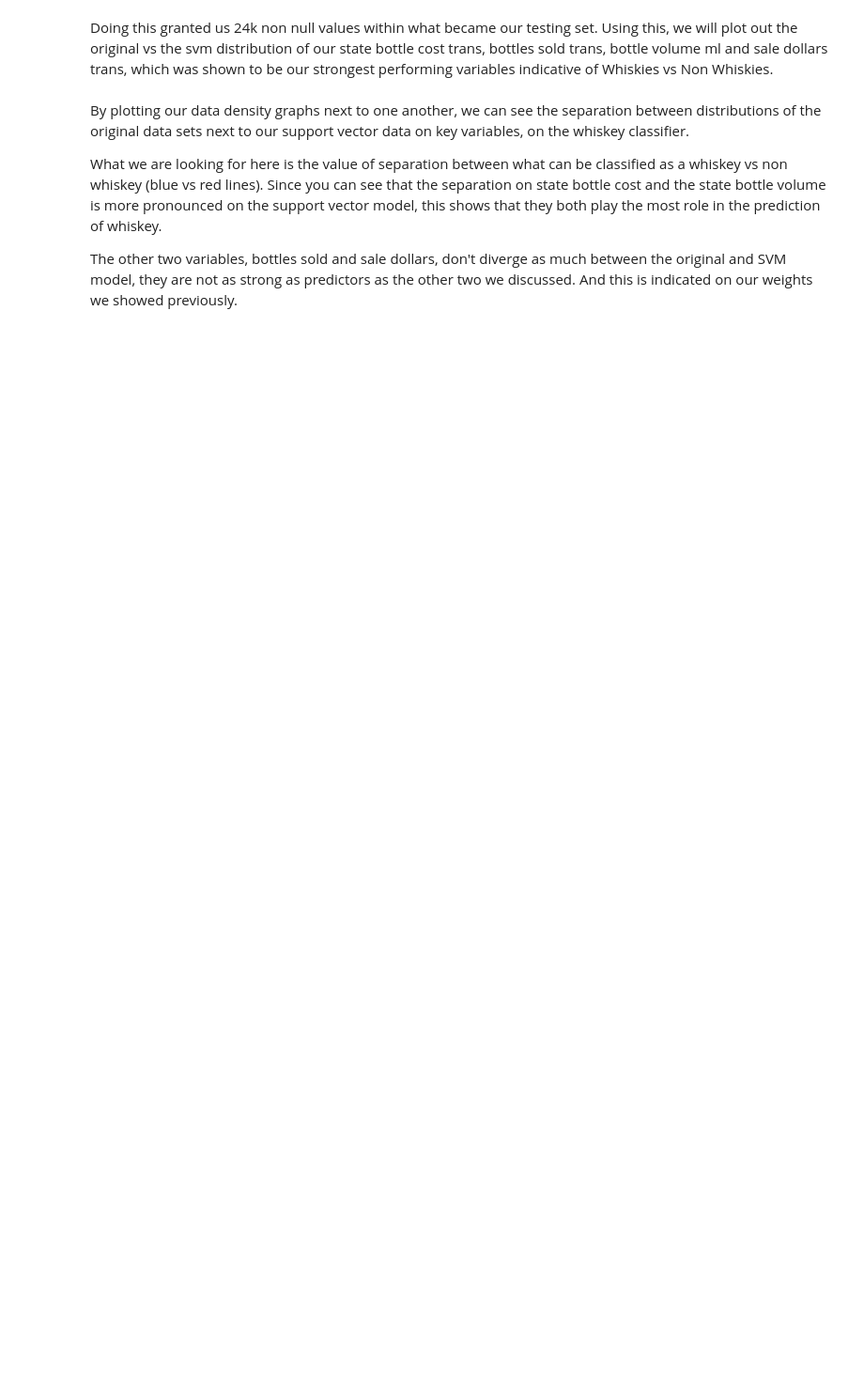
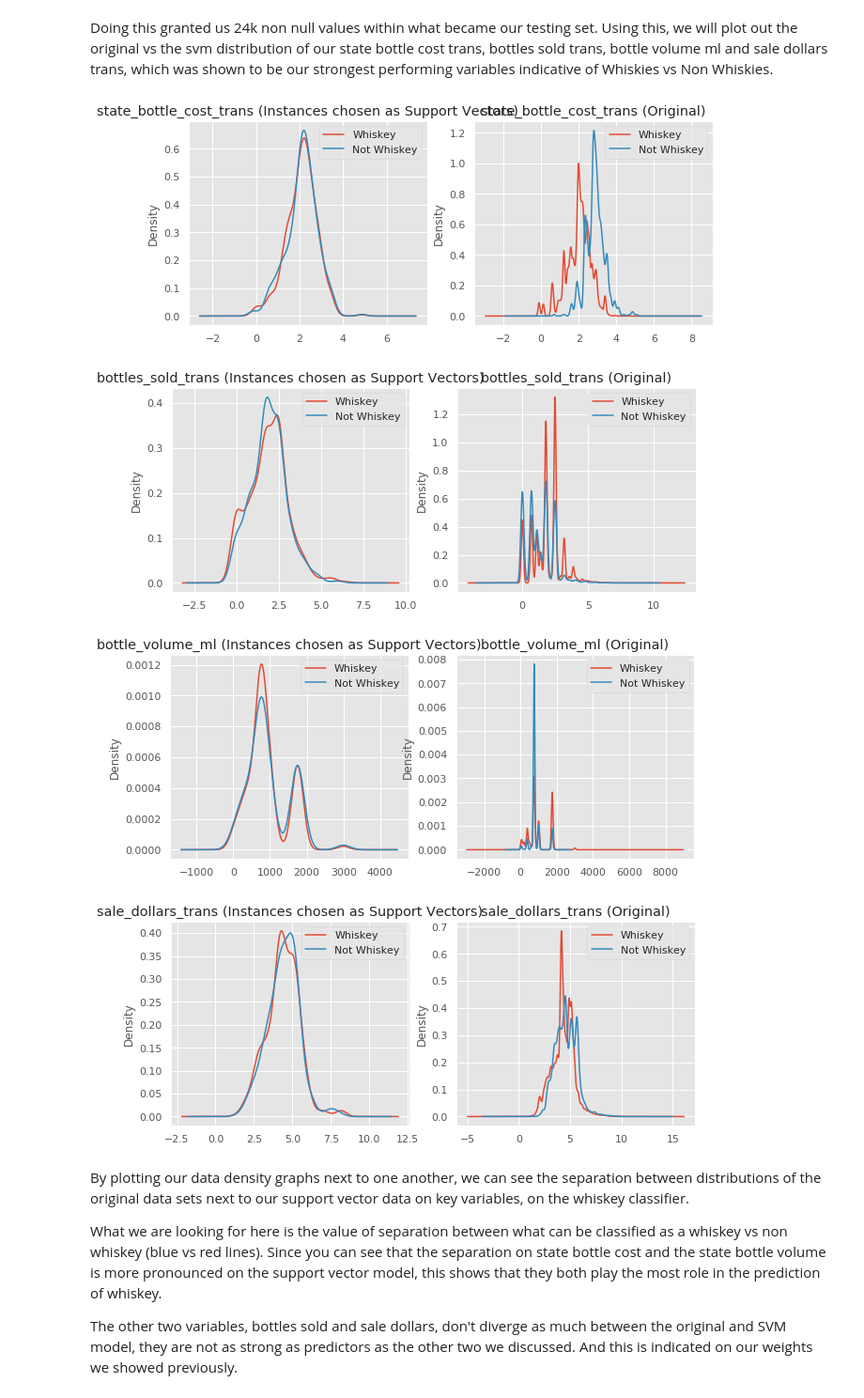
Before and after one commit to jjschueder/7331DataMiningNotebooks, a Jupyter notebook: Mini-Project SVMLR Classification/(V2)Mini-Project SVMLR Classification-with SGD.ipynb, the cells around one changed output. Shown: that part at 94% size. Saved outputs shown, nothing was run; the diff lists cells and outputs as text; code cells hidden in the pictures; blank space fills up the shorter version.

```diff
--- a/Mini-Project SVMLR Classification/(V2)Mini-Project SVMLR Classification-with SGD.ipynb
+++ b/Mini-Project SVMLR Classification/(V2)Mini-Project SVMLR Classification-with SGD.ipynb
@@ -290,9 +428,17 @@ Find scalings for each column that make this zero mean and unit std the line of
 scl_obj = StandardScaler()
 scl_obj.fit(X_train)
 
-# apply to training
+# apply to training on full dataset
 X_train_scaled = scl_obj.transform(X_train)
 X_test_scaled = scl_obj.transform(X_test)
+
+# do scaling on the subset of data used for svm models
+scl_obj_svc = StandardScaler()
+scl_obj_svc.fit(X_train_svc)
+
+# apply to training on full dataset
+X_train_svc_scaled = scl_obj_svc.transform(X_train_svc)
+X_test_svc_scaled = scl_obj_svc.transform(X_test_svc)
 # %% [markdown]
 Use GridSearch and CrossValidation to find the best logistic regression hyperparameter combination
 # %%
@@ -529,16 +757,16 @@ from sklearn.preprocessing import StandardScaler
 
 # scale attributes by the training set
 scl_obj = StandardScaler()
-scl_obj.fit(X_train) # find scalings for each column that make this zero mean and unit std
+scl_obj.fit(X_train_svc) # find scalings for each column that make this zero mean and unit std
 # the line of code above only looks at training data to get mean and std and we can use it
 # to transform new feature data
 
 # apply to training
-X_train_scaled = scl_obj.transform(X_train)
-X_test_scaled = scl_obj.transform(X_test)
+X_train_svc_scaled = scl_obj.transform(X_train_svc)
+X_test_svc_scaled = scl_obj.transform(X_test_svc)
 
 # train the model just as before
 svm_clf = SVC(C=0.5, kernel='rbf', degree=3, gamma='auto') # get object
 #model3 = svm_clf.fit(X_train_scaled, y_train)  # train object
-model3 = svm_clf.fit(X_train_scaled, y_train.values.ravel())
+model3 = svm_clf.fit(X_train_svc_scaled, y_train_svc.values.ravel())
 model3
@@ -818,6 +1224,13 @@ for train_indices, test_indices in cv_object.split(X,y):
 
     X_test = X[test_indices]
     y_test = y[test_indices]
+
+    # for the SVM models
+    X_train_svc = X[train_indices]
+    y_train_svc = y[train_indices]
+
+    X_test_svc = X[test_indices]
+    y_test_svc = y[test_indices]
 # %% [markdown]
 Now that we established our new training and testing indicies, let's run it against our top performing SVC CLF model (the one that got 87% accuracy).
 # %%
@@ -829,8 +1242,9 @@ Now that we established our new training and testing indicies, let's run it agai
 # make a dataframe of the training data
 df_tested_on = data_final.iloc[train_indices].copy() # saved from above, the indices chosen for training
 # now get the support vectors from the trained model
-df_support = df_tested_on.iloc[svm_clf.support_,:]
-
-df_support['liquor_category_WHISKY'] = y[svm_clf.support_] # add back in the 'Survived' Column to the pandas dataframe
-data_final['liquor_category_WHISKY'] = y # also add it back in for the original data
-df_support.info()
+df_support = df_tested_on.iloc[svm_clf.support_,:].copy()
+#df_support['liquor_category_WHISKY'].head
+data_final2 = data_final.copy()
+df_support.loc[:,'liquor_category_WHISKY'] = y[svm_clf.support_] # add back in the 'Survived' Column to the pandas dataframe
+data_final2.loc[:,'liquor_category_WHISKY'] = y # also add it back in for the original data
+print(df_support.info())
@@ -839,27 +1268,32 @@ Doing this granted us 24k non null values within what became our testing set. Us
 # %%
 # now lets see the statistics of these attributes
 from pandas.plotting import boxplot
 
 # group the original data and the support vectors
 df_grouped_support = df_support.groupby(['liquor_category_WHISKY'])
-df_grouped = data_final.groupby(['liquor_category_WHISKY'])
+df_grouped = data_final2.groupby(['liquor_category_WHISKY'])
 
 # plot KDE of Different variables
 vars_to_plot = ['state_bottle_cost_trans','bottles_sold_trans','bottle_volume_ml','sale_dollars_trans']
 
 for v in vars_to_plot:
     plt.figure(figsize=(10,4))
     # plot support vector stats
     plt.subplot(1,2,1)
     ax = df_grouped_support[v].plot.kde()
     plt.legend(['Whiskey','Not Whiskey'])
     plt.title(v+' (Instances chosen as Support Vectors)')
 
     # plot original distributions
     plt.subplot(1,2,2)
     ax = df_grouped[v].plot.kde()
     plt.legend(['Whiskey','Not Whiskey'])
     plt.title(v+' (Original)')
+# %% [output]
+[figure, added]
+[figure, added]
+[figure, added]
+[figure, added]
 # %% [markdown]
 By plotting our data density graphs next to one another, we can see the separation between distributions of the original data sets next to our support vector data on key variables, on the whiskey classifier.
 
```
Also changed, not shown: parts of 38 cells of this notebook.
